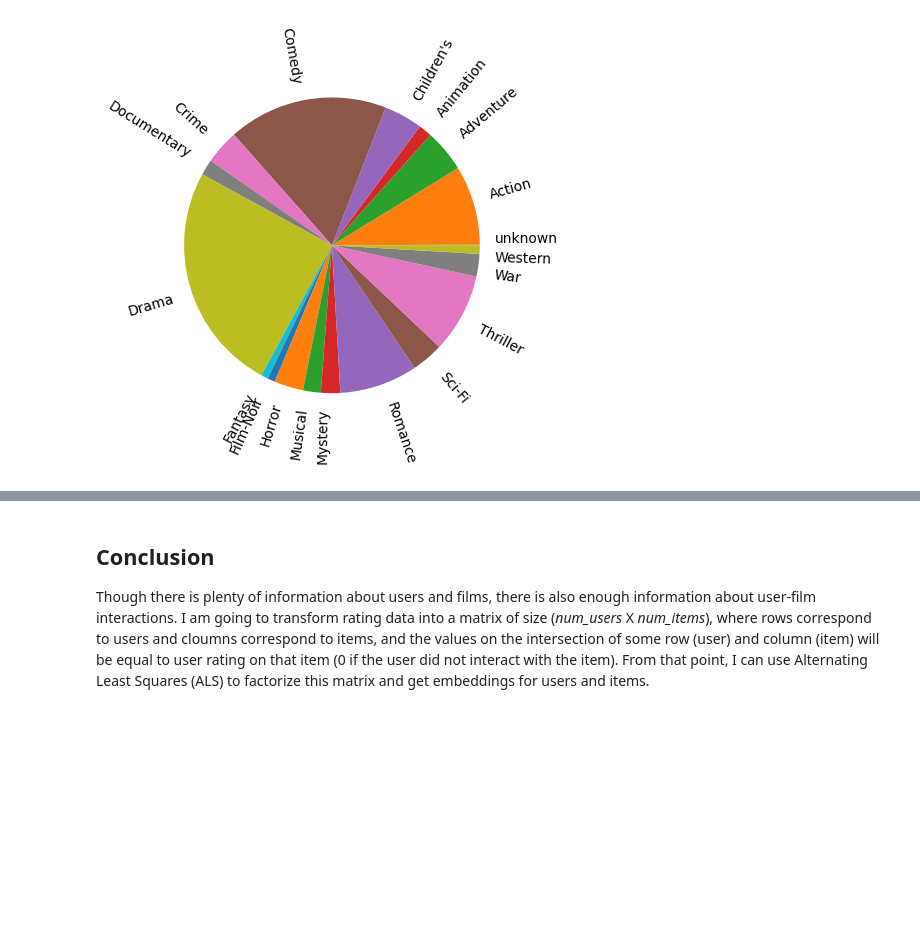
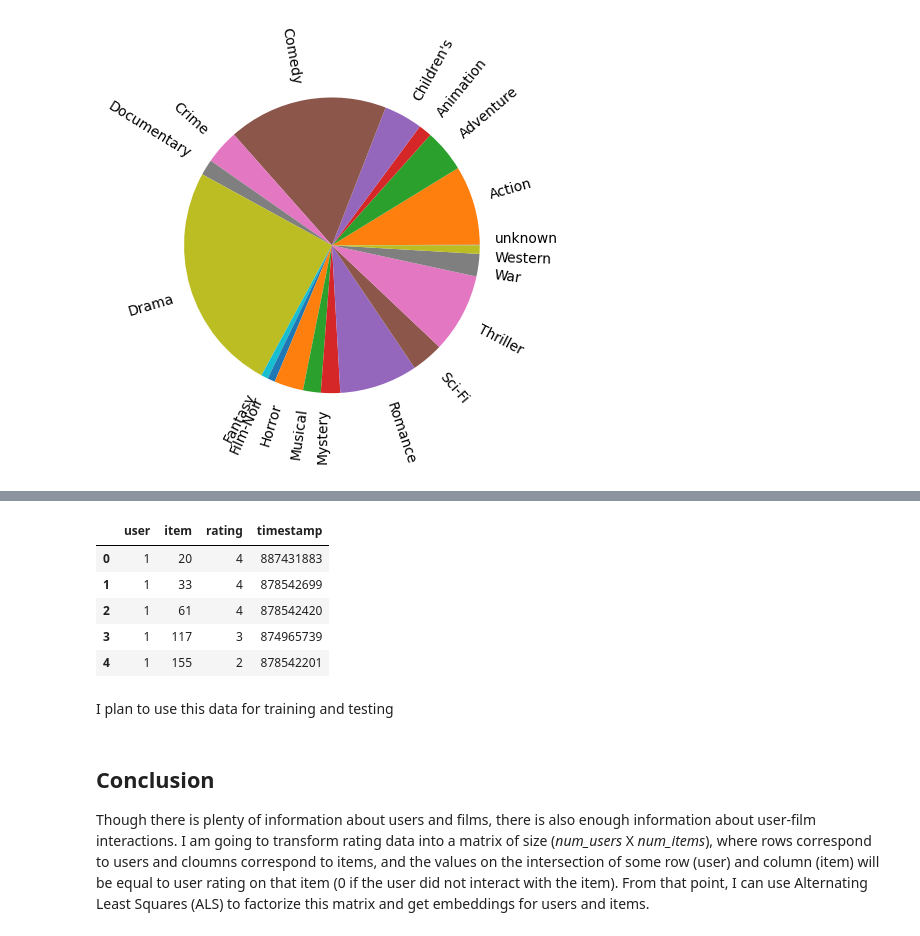
Before and after one commit to Fil-126/MovieRecommenderSystem, a Jupyter notebook: notebooks/01-initial-data-exploration.ipynb, the cells around one changed output, grey strips where cells are left out. Saved outputs shown, nothing was run; the diff lists cells and outputs as text; code cells hidden in the pictures; blank space fills up the shorter version.

```diff
--- a/notebooks/01-initial-data-exploration.ipynb
+++ b/notebooks/01-initial-data-exploration.ipynb
@@ -128,3 +144,17 @@ plt.show()
+# %%
+test = pd.read_csv("../data/raw/ua.test", sep="\t", header=None)
+test.columns = ["user", "item", "rating", "timestamp"]
+
+test.head()
+# %% [output]
+|  | user | item | rating | timestamp |
+| 0 | 1 | 20 | 4 | 887431883 |
+| 1 | 1 | 33 | 4 | 878542699 |
+| 2 | 1 | 61 | 4 | 878542420 |
+| 3 | 1 | 117 | 3 | 874965739 |
+| 4 | 1 | 155 | 2 | 878542201 |
+# %% [markdown]
+I plan to use this data for training and testing
 # %% [markdown]
 ## Conclusion
 
```
Also changed, not shown: parts of 3 cells of this notebook, 3 other files.
